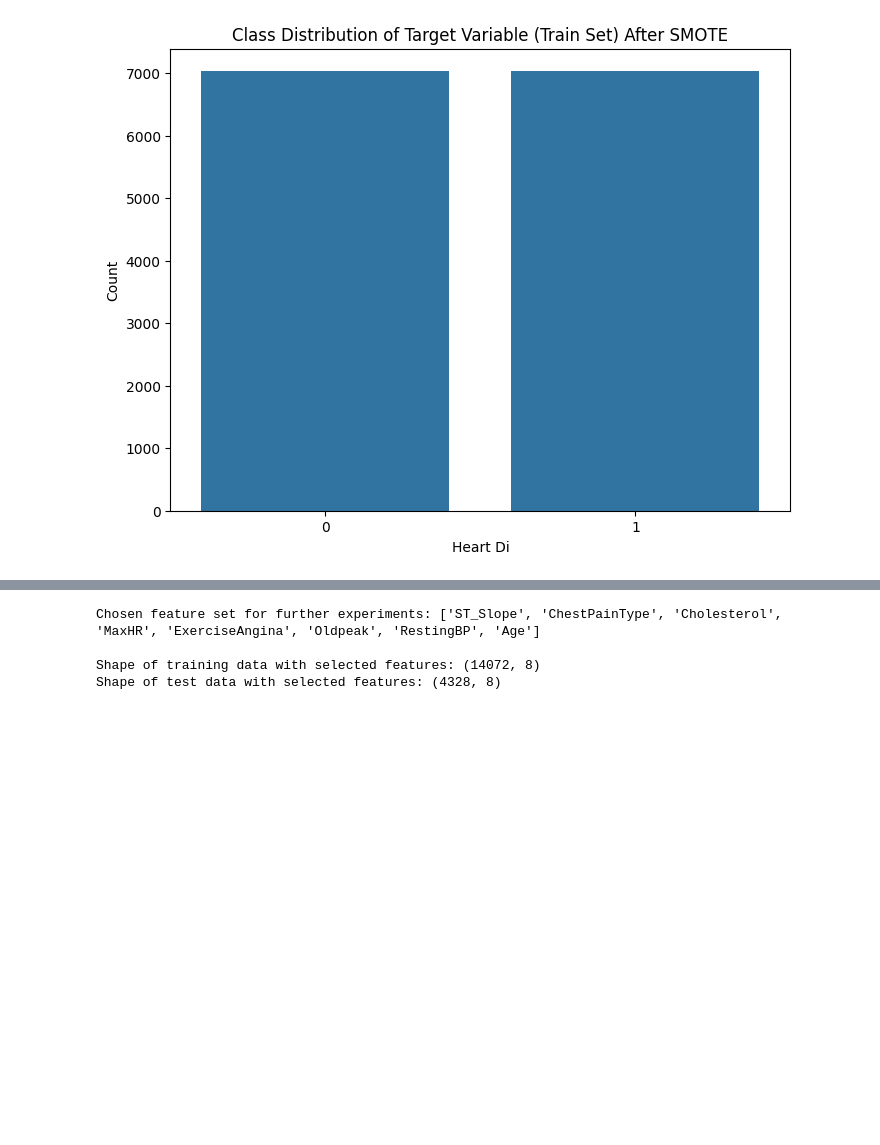
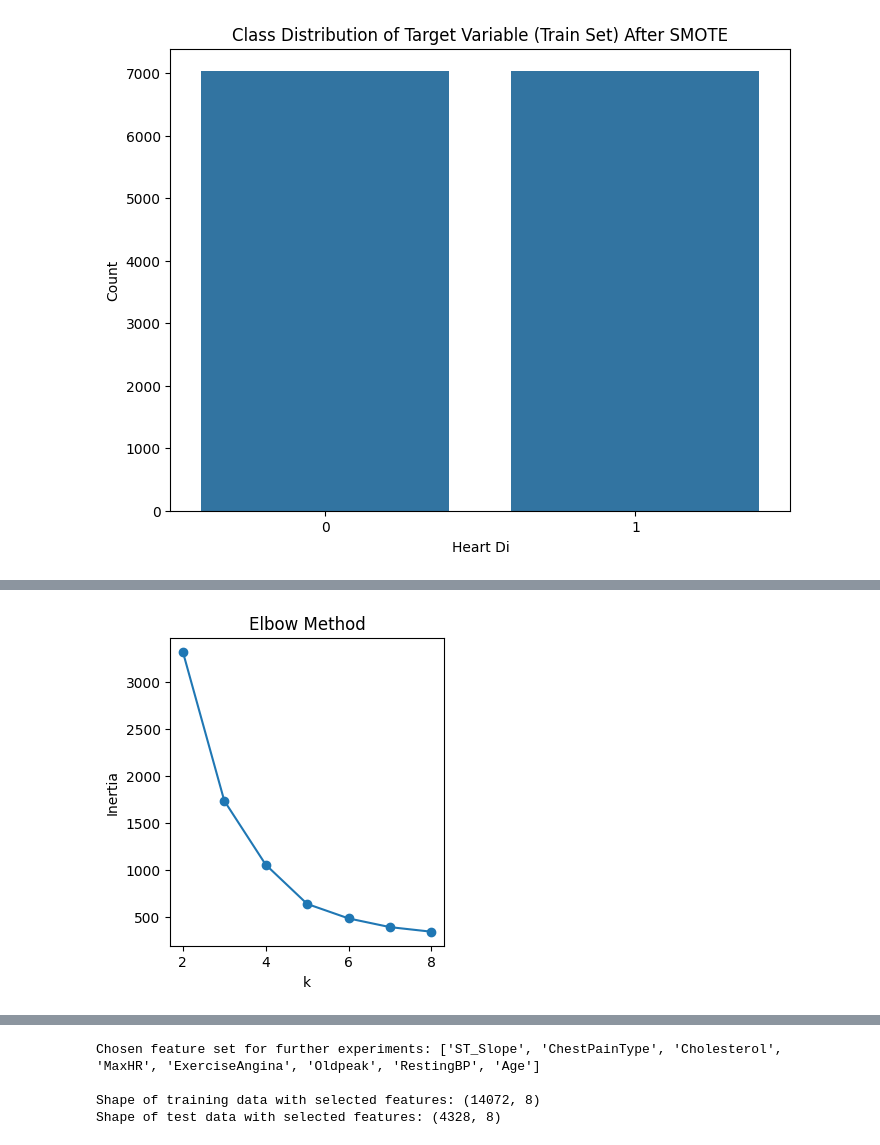
Before and after one commit to MuzammilAmjad/MLProject, a Jupyter notebook: DS1/ML_Project.ipynb, the cells around one changed output, grey strips where cells are left out. Cells and saved outputs as stored; diff of their text form; code cells hidden in the pictures; blank space fills up the shorter version.

```diff
--- a/DS1/ML_Project.ipynb
+++ b/DS1/ML_Project.ipynb
@@ -354,0 +290,86 @@ Adjusted Rand Index (ARI) - Agglomerative Clustering vs True Labels: 0.254664643
+# %%
+# 1. Preprocessing: Handle missing values and scale
+X_clustering = X_train_resampled.copy()
+
+scaler = MinMaxScaler()
+X_scaled = scaler.fit_transform(X_clustering)
+
+# 2. Determine optimal PCA components using silhouette score
+best_silhouette = -1
+best_n = 2
+silhouette_scores = []
+max_pca = min(10, X_scaled.shape[1])
+
+for n in range(2, max_pca + 1):  # start from 2 for meaningful clustering
+    pca = PCA(n_components=n, random_state=42)
+    X_pca = pca.fit_transform(X_scaled)
+    kmeans = KMeans(n_clusters=2, random_state=42, n_init=20)
+    clusters = kmeans.fit_predict(X_pca)
+    sil = silhouette_score(X_pca, clusters)
+    silhouette_scores.append(sil)
+    if sil > best_silhouette:
+        best_silhouette = sil
+        best_n = n
+
+
+print(f"Best silhouette score {best_silhouette:.4f} with {best_n} PCA components.")
+
+# 3. Apply best PCA
+pca = PCA(n_components=best_n, random_state=42)
+X_pca = pca.fit_transform(X_scaled)
+
+# 4. Elbow Method & Silhouette for Optimal k
+inertia = []
+silhouettes = []
+max_k = 8
+for k in range(2, max_k + 1):
+    kmeans = KMeans(n_clusters=k, random_state=42, n_init=20)
+    preds = kmeans.fit_predict(X_pca)
+    inertia.append(kmeans.inertia_)
+    silhouettes.append(silhouette_score(X_pca, preds))
+
+plt.figure(figsize=(12, 4))
+
+plt.subplot(1, 3, 1)
+plt.plot(range(2, max_k + 1), inertia, marker='o')
+plt.title("Elbow Method")
+plt.xlabel("k")
+plt.ylabel("Inertia")
+
+# 5. Choose best k
+k_optimal = np.argmax(silhouettes) + 2  # offset because k starts from 2
+print(f"Optimal k based on silhouette: {k_optimal}")
+
+# 6. Clustering
+kmeans = KMeans(n_clusters=k_optimal, random_state=42, n_init=20)
+kmeans_clusters = kmeans.fit_predict(X_pca)
+
+agg = AgglomerativeClustering(n_clusters=k_optimal, linkage='ward')
+agg_clusters = agg.fit_predict(X_pca)
+
+# 7. (Optional: Add cluster summary/statistics here)
+
+# 8. Validation
+print("\n--- Clustering Metrics ---")
+print(f"KMeans Silhouette: {silhouette_score(X_pca, kmeans_clusters):.4f}")
+print(f"Agglomerative Silhouette: {silhouette_score(X_pca, agg_clusters):.4f}")
+print(f"KMeans DB Index: {davies_bouldin_score(X_pca, kmeans_clusters):.4f}")
+print(f"Agglomerative DB Index: {davies_bouldin_score(X_pca, agg_clusters):.4f}")
+
+# 9. Visualization
+pca_vis = PCA(n_components=2, random_state=42)
+X_vis = pca_vis.fit_transform(X_scaled)
+
+plt.figure(figsize=(15, 5))
+
+plt.subplot(1, 3, 1)
+plt.scatter(X_vis[:, 0], X_vis[:, 1], c=kmeans_clusters, cmap='viridis', s=40)
+plt.title("KMeans Clustering")
+
+plt.subplot(1, 3, 2)
+plt.scatter(X_vis[:, 0], X_vis[:, 1], c=agg_clusters, cmap='plasma', s=40)
+plt.title("Agglomerative Clustering")
+
+plt.tight_layout()
+plt.show()
+# %% [output]
@@ -354,0 +384 @@ Adjusted Rand Index (ARI) - Agglomerative Clustering vs True Labels: 0.254664643
+[figure, added]
```
Also changed, not shown: parts of 18 cells of this notebook.
